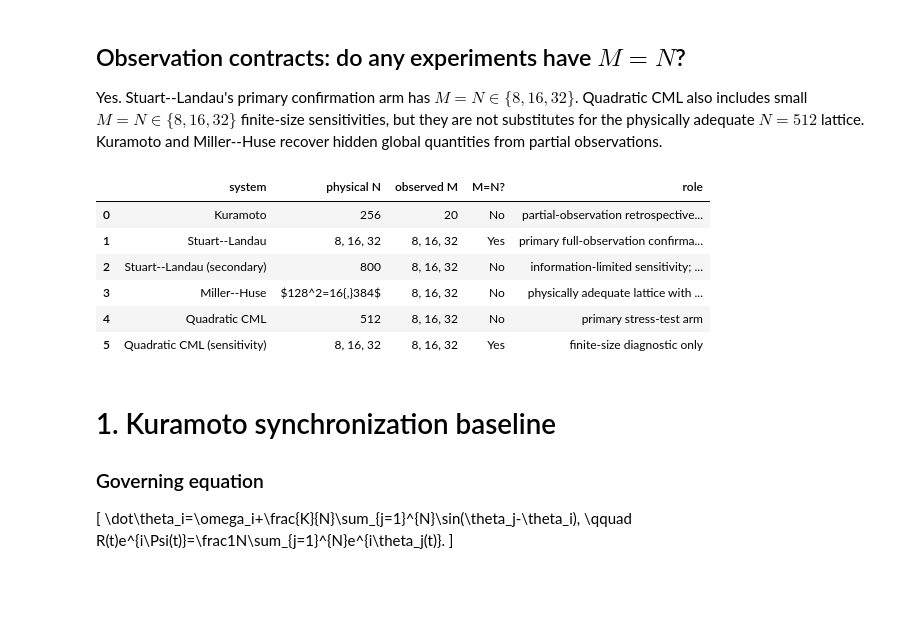
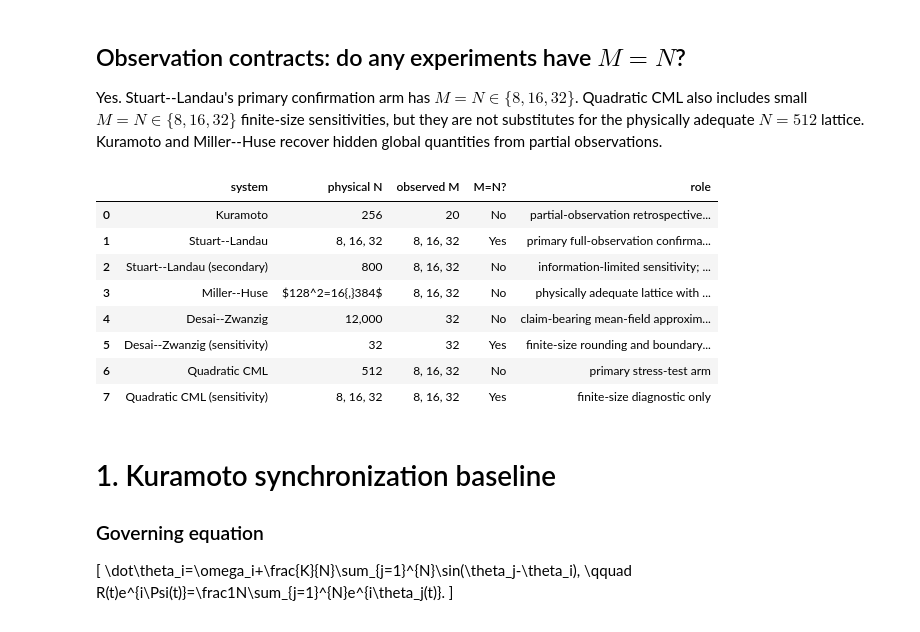
Before and after one commit to willedibam/mts-spi-study-cluster, a Jupyter notebook: notebooks/inference/order-parameter-benchmark-comparison.ipynb, the cells around one changed output. Cells and saved outputs as stored; diff of their text form; code cells hidden in the pictures; blank space fills up the shorter version.

Commit message:
Add Desai-Zwanzig boundary benchmark synthesis

```diff
--- a/notebooks/inference/order-parameter-benchmark-comparison.ipynb
+++ b/notebooks/inference/order-parameter-benchmark-comparison.ipynb
@@ -207,20 +209,24 @@ Yes. Stuart--Landau's primary confirmation arm has $M=N\in\{8,16,32\}$. Quadrati
 # %%
 display(pd.DataFrame([
     {"system": "Kuramoto", "physical N": 256, "observed M": "20", "M=N?": "No", "role": "partial-observation retrospective baseline"},
     {"system": "Stuart--Landau", "physical N": "8, 16, 32", "observed M": "8, 16, 32", "M=N?": "Yes", "role": "primary full-observation confirmation"},
     {"system": "Stuart--Landau (secondary)", "physical N": 800, "observed M": "8, 16, 32", "M=N?": "No", "role": "information-limited sensitivity; joint gate failed"},
     {"system": "Miller--Huse", "physical N": r"$128^2=16{,}384$", "observed M": "8, 16, 32", "M=N?": "No", "role": "physically adequate lattice with dispersed sensors"},
+    {"system": "Desai--Zwanzig", "physical N": "12,000", "observed M": "32", "M=N?": "No", "role": "claim-bearing mean-field approximation with partial observation"},
+    {"system": "Desai--Zwanzig (sensitivity)", "physical N": "32", "observed M": "32", "M=N?": "Yes", "role": "finite-size rounding and boundary-shift diagnostic"},
     {"system": "Quadratic CML", "physical N": 512, "observed M": "8, 16, 32", "M=N?": "No", "role": "primary stress-test arm"},
     {"system": "Quadratic CML (sensitivity)", "physical N": "8, 16, 32", "observed M": "8, 16, 32", "M=N?": "Yes", "role": "finite-size diagnostic only"},
 ]))
 # %% [output]
 |  | system | physical N | observed M | M=N? | role |
 | 0 | Kuramoto | 256 | 20 | No | partial-observation retrospective... |
 | 1 | Stuart--Landau | 8, 16, 32 | 8, 16, 32 | Yes | primary full-observation confirma... |
 | 2 | Stuart--Landau (secondary) | 800 | 8, 16, 32 | No | information-limited sensitivity; ... |
 | 3 | Miller--Huse | $128^2=16{,}384$ | 8, 16, 32 | No | physically adequate lattice with ... |
-| 4 | Quadratic CML | 512 | 8, 16, 32 | No | primary stress-test arm |
-| 5 | Quadratic CML (sensitivity) | 8, 16, 32 | 8, 16, 32 | Yes | finite-size diagnostic only |
+| 4 | Desai--Zwanzig | 12,000 | 32 | No | claim-bearing mean-field approxim... |
+| 5 | Desai--Zwanzig (sensitivity) | 32 | 32 | Yes | finite-size rounding and boundary... |
+| 6 | Quadratic CML | 512 | 8, 16, 32 | No | primary stress-test arm |
+| 7 | Quadratic CML (sensitivity) | 8, 16, 32 | 8, 16, 32 | Yes | finite-size diagnostic only |
 # %% [markdown]
 # 1. Kuramoto synchronization baseline
 
```
Also changed, not shown: parts of 10 cells of this notebook, 6 other files.
